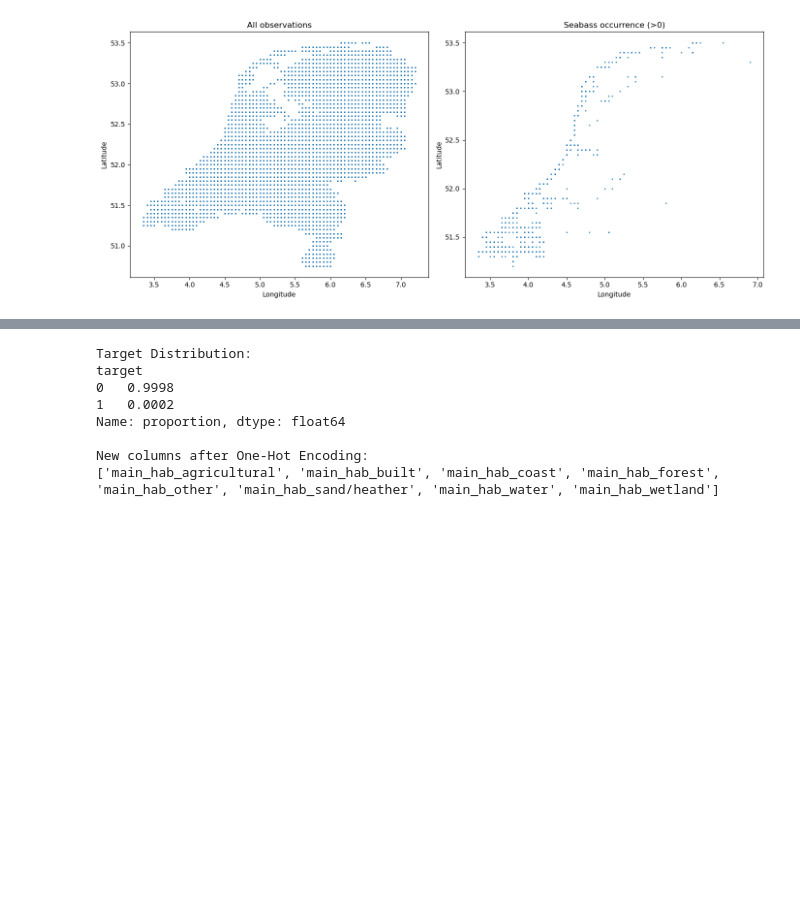
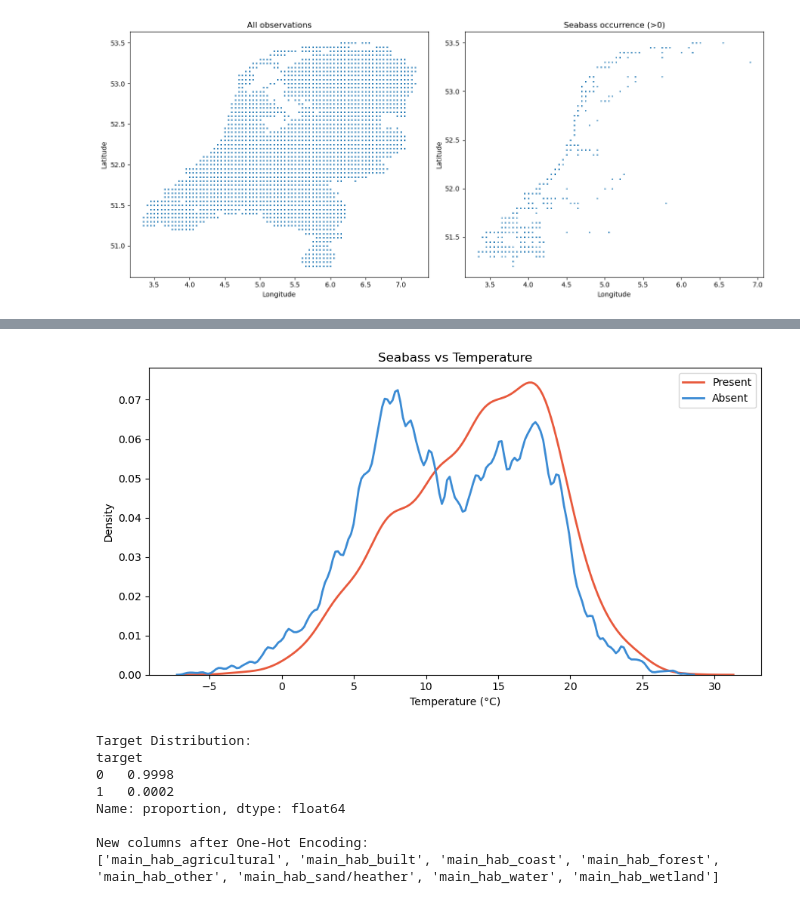
Before and after one commit to XueHu2222/DSAI, a Jupyter notebook: assignment_template_it1.ipynb, the cells around one changed output, grey strips where cells are left out. Drawn from its saved outputs; the diff is of its cells as text; code cells hidden in the pictures; blank space fills up the shorter version.

Commit message:
add kdeplot

```diff
--- a/assignment_template_it1.ipynb
+++ b/assignment_template_it1.ipynb
@@ -267,3 +251,21 @@ df_clean.describe()
+# %%
+present = df_clean[df_clean['Dicentrarchus labrax'] > 0]['temp_mean'].dropna()
+absent  = df_clean[df_clean['Dicentrarchus labrax'] == 0]['temp_mean'].dropna()
+
+fig, ax = plt.subplots(figsize=(9, 5))
+
+sns.kdeplot(present, ax=ax, color='#E8593C', linewidth=2, label='Present')
+sns.kdeplot(absent,  ax=ax, color='#3B8BD4', linewidth=2, label='Absent')
+
+ax.set_xlabel('Temperature (°C)')
+ax.set_ylabel('Density')
+ax.set_title('Seabass vs Temperature')
+ax.legend()
+
+plt.tight_layout()
+plt.show()
+# %% [output]
+[figure, added]
 # %%
 # --- STEP 2.4: DATA CONSTRUCTION ---
 
```
Also changed, not shown: parts of 4 cells of this notebook.
